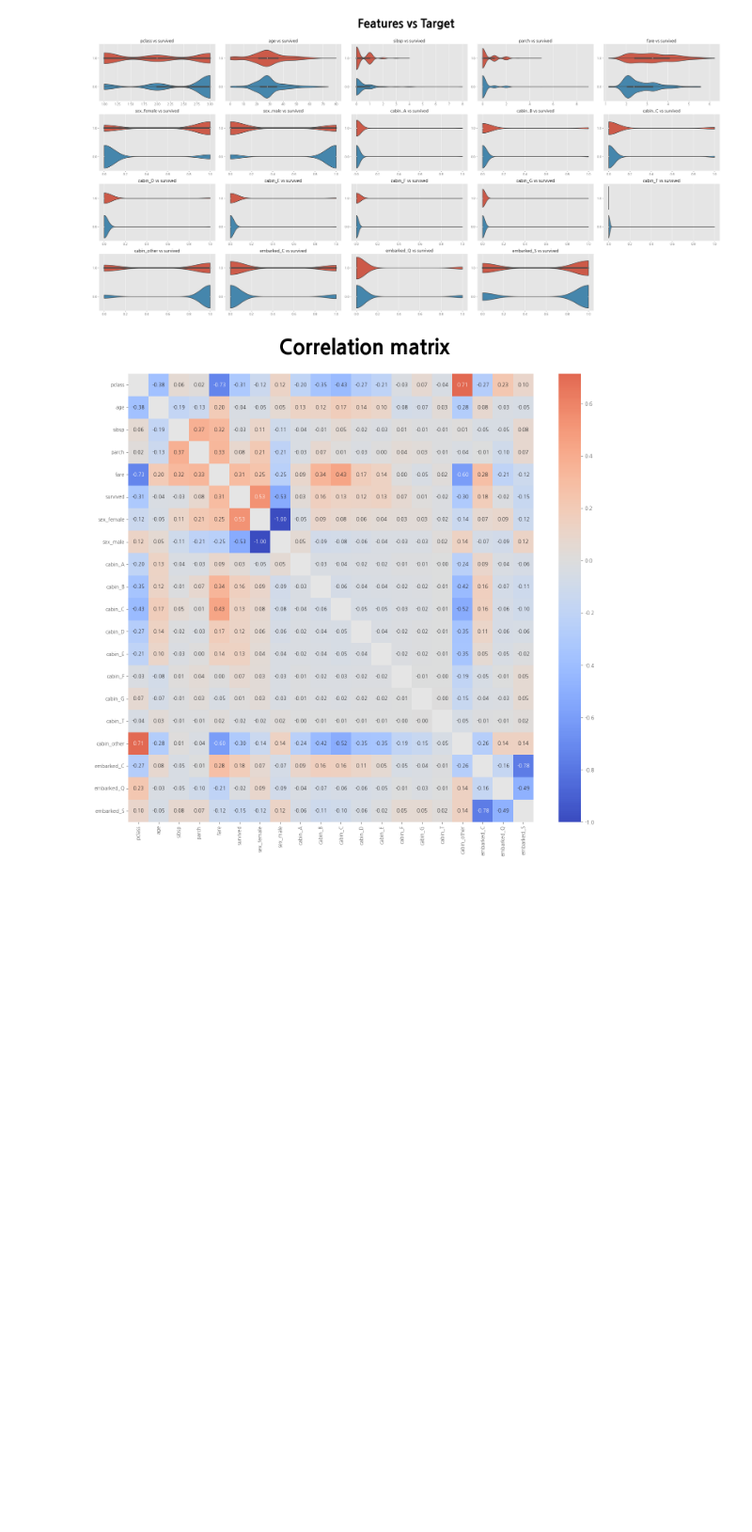
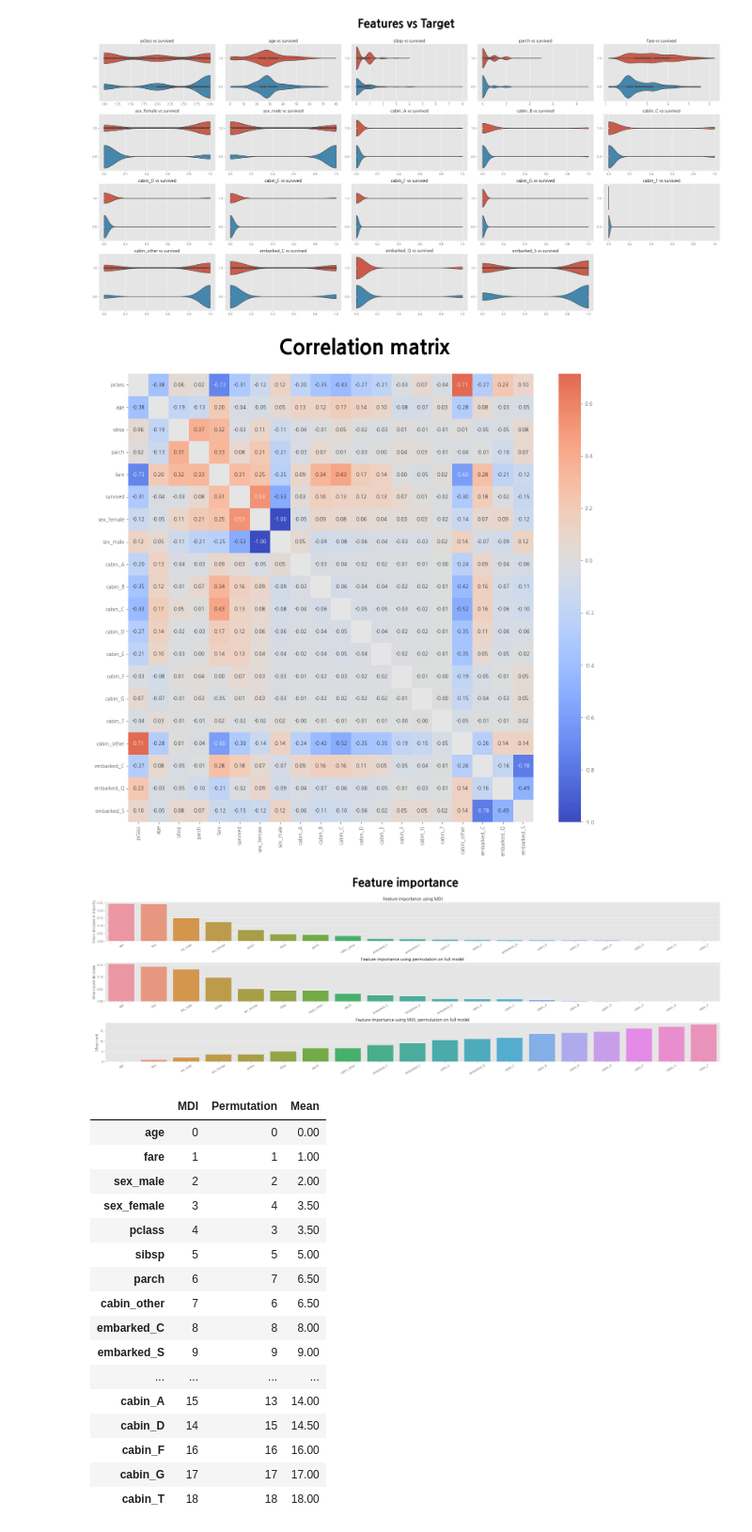
Before and after one commit to alchemine/analysis-tools, a Jupyter notebook: examples/titanic/eda.ipynb, the cells around one changed output. Shown at 94% size. Cells and saved outputs as stored; diff of their text form; code cells hidden in the pictures; blank space fills up the shorter version.

```diff
--- a/examples/titanic/eda.ipynb
+++ b/examples/titanic/eda.ipynb
@@ -137,2 +135,25 @@ plot_corr(data.corr(), mask=False, save_dir=vis_dir)
 # %% [output]
 [figure]
+# %%
+from analysis_tools import metrics
+
+metrics.get_feature_importance(data_proc, target)
+# %% [output]
+[figure, added]
+|  | MDI | Permutation | Mean |
+| age | 0 | 0 | 0.00 |
+| fare | 1 | 1 | 1.00 |
+| sex_male | 2 | 2 | 2.00 |
+| sex_female | 3 | 4 | 3.50 |
+| pclass | 4 | 3 | 3.50 |
+| sibsp | 5 | 5 | 5.00 |
+| parch | 6 | 7 | 6.50 |
+| cabin_other | 7 | 6 | 6.50 |
+| embarked_C | 8 | 8 | 8.00 |
+| embarked_S | 9 | 9 | 9.00 |
+| ... | ... | ... | ... |
+| cabin_A | 15 | 13 | 14.00 |
+| cabin_D | 14 | 15 | 14.50 |
+| cabin_F | 16 | 16 | 16.00 |
+| cabin_G | 17 | 17 | 17.00 |
+| cabin_T | 18 | 18 | 18.00 |
```
Also changed, not shown: parts of 12 cells of this notebook, 8 other files.
